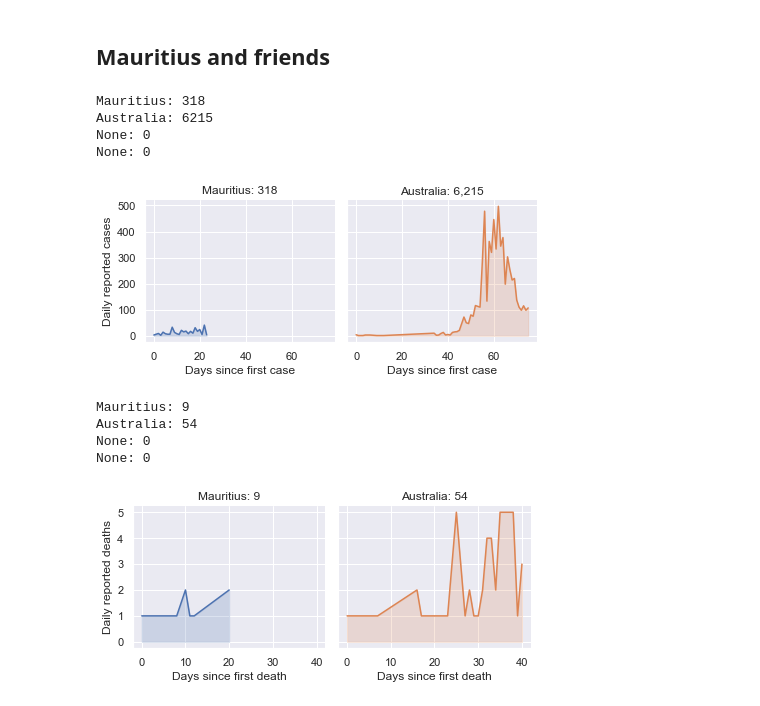
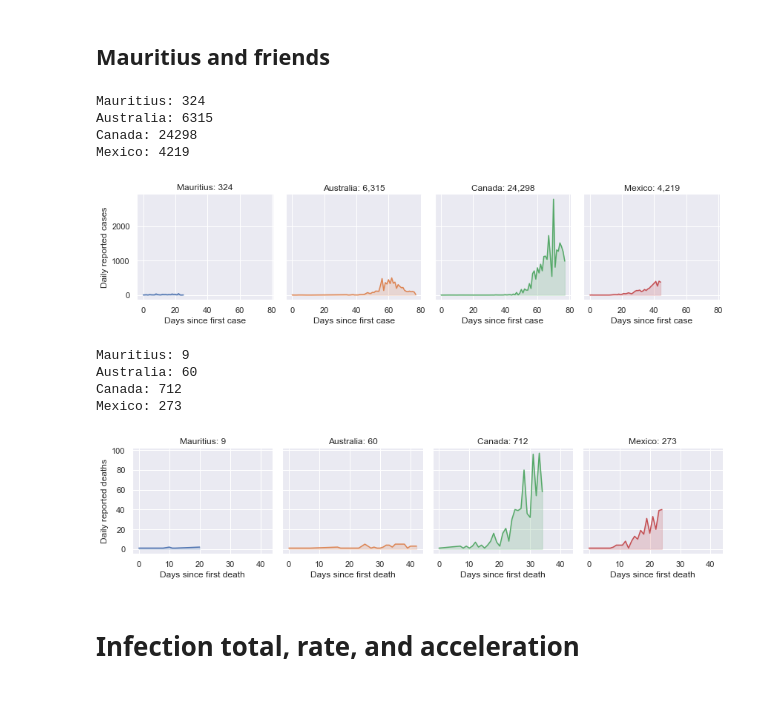
Before and after one commit to denisfookune/covid19-dailycases, a Jupyter notebook: covid19_JHU.ipynb, the cells around one changed output. Saved outputs shown, nothing was run; the diff lists cells and outputs as text; code cells hidden in the pictures.

```diff
--- a/covid19_JHU.ipynb
+++ b/covid19_JHU.ipynb
@@ -60,6 +66,13 @@ def get_jhu_dataset(data_file):
     df_all = df_all[df_all['daily_new_cases'] > 0]
     df_all['date'] = pd.to_datetime(df_all['date'])
     return df_all
+
+
+pop_df = pd.read_csv('UNdata_Export_20200413_043146356.zip')
+def get_population(country):
+    if country == 'US':
+        country = 'United States of America'
+    return int(pop_df[pop_df['Country or Area'].str.contains(country)]['Value'].iloc[0] * 1000)
 # %%
 def get_topN_by_total(df, number_countries):
     groups =  df.groupby('country')
@@ -68,12 +81,17 @@ def get_topN_by_total(df, number_countries):
 
 # Group by country
 # Count days since first reported case
+rolling_avg_window = 7
 def get_country(df, c):
+    population = get_population(c)/1000000 # Calculates per Million inhabitants
     first_case = df[df['country'] == c]['date'].min()
     days_since_first_case = df[df['country'] == c]['date'] - first_case
     country_df = pd.DataFrame()
     country_df['days_since_first_case'] = days_since_first_case
     country_df['new_cases'] =  np.int64(df[df['country'] == c]['daily_new_cases'])
+    country_df['new_cases_pop'] =  country_df['new_cases']/population
+    country_df['new_cases_avg'] = country_df['new_cases'].rolling(rolling_avg_window).mean()
+    country_df['new_cases_pop_avg'] = country_df['new_cases_pop'].rolling(rolling_avg_window).mean()
     total_cases = country_df['new_cases'].sum()
     country_df['Country'] = '{}: {:,}'.format(c, total_cases)
     country_df['Date'] = df[df['country'] == c]['date']
@@ -112,7 +130,7 @@ def plot_country(country_df, x_label=None, y_label=None):
 
 
 
-def plot_grid(countries_df, col_wrap=4, x_label=None, y_label=None):
+def plot_grid(countries_df, col_wrap=4, x_label=None, y_label=None, colname='new_cases'):
     if x_label is not None:
         new_x_label = x_label
     else:
@@ -122,7 +140,7 @@ def plot_grid(countries_df, col_wrap=4, x_label=None, y_label=None):
     else:
         new_y_label = 'new_cases'
 
-    plot_df = countries_df.rename(columns={'days_since_first_case':new_x_label, 'new_cases':new_y_label})
+    plot_df = countries_df.rename(columns={'days_since_first_case':new_x_label, colname:new_y_label})
 
     sns.set(style="ticks")
     with sns.axes_style("darkgrid"):
@@ -190,21 +208,23 @@ topN_countries_by_total
 # %% [markdown]
 ## Mauritius and friends
 # %%
-mru_neighbors = ['Mauritius', 'Australia', 'None', 'None']
+mru_neighbors = ['Mauritius', 'Australia', 'Canada', 'Mexico']
 confirmed_countries_df = get_topN_countries(confirmed_df, mru_neighbors)
 plot_grid(confirmed_countries_df, x_label='Days since first case', y_label='Daily reported cases')
 # %% [output]
-Mauritius: 318
-Australia: 6215
-None: 0
-None: 0
+Mauritius: 324
+Australia: 6315
+Canada: 24298
+Mexico: 4219
-[figure, old version]
+[figure, new version]
 # %%
 deaths_countries_df = get_topN_countries(deaths_df, mru_neighbors)
 plot_grid(deaths_countries_df, x_label='Days since first death', y_label='Daily reported deaths')
 # %% [output]
 Mauritius: 9
-Australia: 54
-None: 0
-None: 0
+Australia: 60
+Canada: 712
+Mexico: 273
-[figure, old version]
+[figure, new version]
+# %% [markdown]
+# Infection total, rate, and acceleration
```
Also changed, not shown: parts of 7 cells of this notebook.
